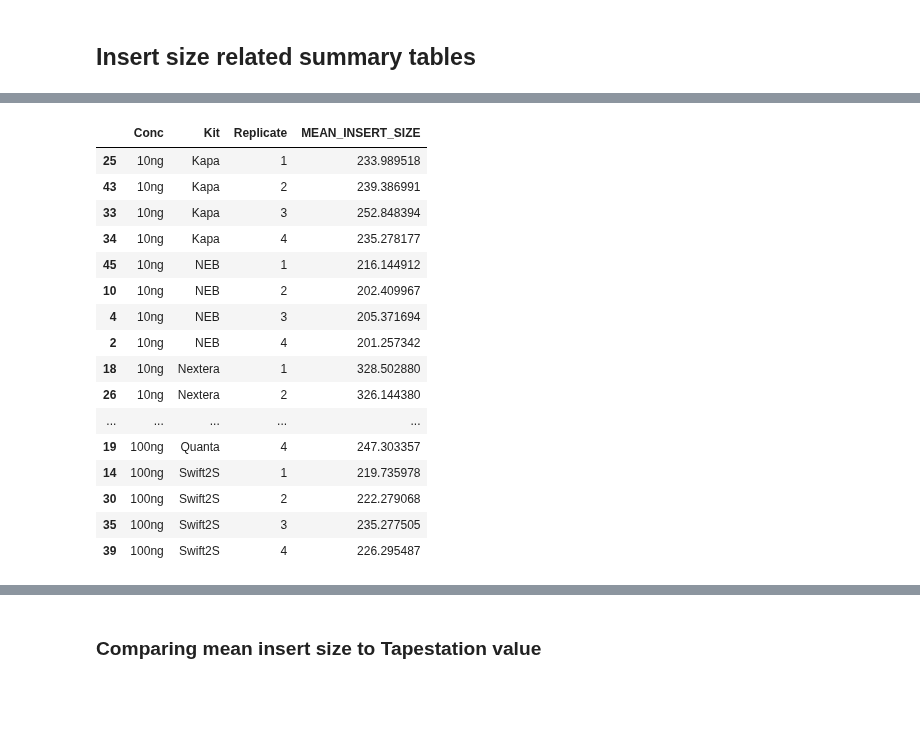
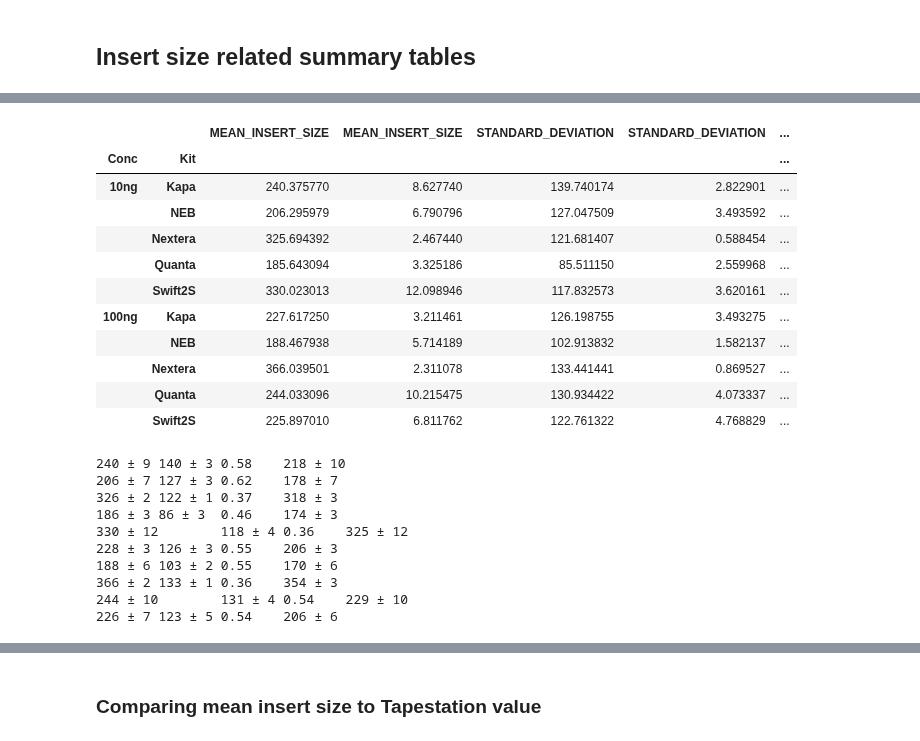
Before and after one commit to fa2k/comparison, a Jupyter notebook: Main_analysis.ipynb, the cells around one changed output, grey strips where cells are left out. Saved outputs shown, nothing was run; the diff lists cells and outputs as text; code cells hidden in the pictures; blank space fills up the shorter version.

```diff
--- a/Main_analysis.ipynb
+++ b/Main_analysis.ipynb
@@ -565,21 +558,21 @@ insert_size
-# %%
-outputs=['Conc', 'Kit', 'Replicate', 'MEAN_INSERT_SIZE']
-df[outputs].sort_values(outputs)
-# %% [output]
-|  | Conc | Kit | Replicate | MEAN_INSERT_SIZE |
-| 25 | 10ng | Kapa | 1 | 233.989518 |
-| 43 | 10ng | Kapa | 2 | 239.386991 |
-| 33 | 10ng | Kapa | 3 | 252.848394 |
-| 34 | 10ng | Kapa | 4 | 235.278177 |
-| 45 | 10ng | NEB | 1 | 216.144912 |
-| 10 | 10ng | NEB | 2 | 202.409967 |
-| 4 | 10ng | NEB | 3 | 205.371694 |
-| 2 | 10ng | NEB | 4 | 201.257342 |
-| 18 | 10ng | Nextera | 1 | 328.502880 |
-| 26 | 10ng | Nextera | 2 | 326.144380 |
-| ... | ... | ... | ... | ... |
-| 19 | 100ng | Quanta | 4 | 247.303357 |
-| 14 | 100ng | Swift2S | 1 | 219.735978 |
-| 30 | 100ng | Swift2S | 2 | 222.279068 |
-| 35 | 100ng | Swift2S | 3 | 235.277505 |
-| 39 | 100ng | Swift2S | 4 | 226.295487 |
+# %%
+insert_size1 = df.groupby(["Conc", "Kit"])[['MEAN_INSERT_SIZE', 'STANDARD_DEVIATION', 'MEDIAN_INSERT_SIZE']].mean()
+insert_size2 = df.groupby(["Conc", "Kit"])[['MEAN_INSERT_SIZE', 'STANDARD_DEVIATION', 'MEDIAN_INSERT_SIZE']].aggregate(np.std)
+ncol = len(insert_size2.columns)
+insert_size = pd.concat([insert_size1, insert_size2], axis=1)
+insert_size = insert_size.iloc[:, [icol + block for icol in range(ncol) for block in [0, ncol]]]
+insert_size.to_csv("result-tables/insert-size.csv")
+insert_size
+# %% [output]
+|  |  | MEAN_INSERT_SIZE | MEAN_INSERT_SIZE | STANDARD_DEVIATION | STANDARD_DEVIATION | ... |
+| Conc | Kit |  |  |  |  | ... |
+| 10ng | Kapa | 240.375770 | 8.627740 | 139.740174 | 2.822901 | ... |
+|  | NEB | 206.295979 | 6.790796 | 127.047509 | 3.493592 | ... |
+|  | Nextera | 325.694392 | 2.467440 | 121.681407 | 0.588454 | ... |
+|  | Quanta | 185.643094 | 3.325186 | 85.511150 | 2.559968 | ... |
+|  | Swift2S | 330.023013 | 12.098946 | 117.832573 | 3.620161 | ... |
+| 100ng | Kapa | 227.617250 | 3.211461 | 126.198755 | 3.493275 | ... |
+|  | NEB | 188.467938 | 5.714189 | 102.913832 | 1.582137 | ... |
+|  | Nextera | 366.039501 | 2.311078 | 133.441441 | 0.869527 | ... |
+|  | Quanta | 244.033096 | 10.215475 | 130.934422 | 4.073337 | ... |
+|  | Swift2S | 225.897010 | 6.811762 | 122.761322 | 4.768829 | ... |
@@ -585,0 +581,17 @@ df[outputs].sort_values(outputs)
+# %%
+for _, row in insert_size.iterrows():
+    print("{:1.0f} ± {:1.0f}".format(row[0], row[1]), end='\t')
+    print("{:1.0f} ± {:1.0f}".format(row[2], row[3]), end='\t')
+    print("{:3.2f}".format(row[6]), end='\t')
+    print("{:1.0f} ± {:1.0f}".format(row[4], row[5]))
+# %% [output]
+240 ± 9 140 ± 3 0.58    218 ± 10
+206 ± 7 127 ± 3 0.62    178 ± 7
+326 ± 2 122 ± 1 0.37    318 ± 3
+186 ± 3 86 ± 3  0.46    174 ± 3
+330 ± 12        118 ± 4 0.36    325 ± 12
+228 ± 3 126 ± 3 0.55    206 ± 3
+188 ± 6 103 ± 2 0.55    170 ± 6
+366 ± 2 133 ± 1 0.36    354 ± 3
+244 ± 10        131 ± 4 0.54    229 ± 10
+226 ± 7 123 ± 5 0.54    206 ± 6
```
Also changed, not shown: parts of 23 cells of this notebook, 1 other file.
